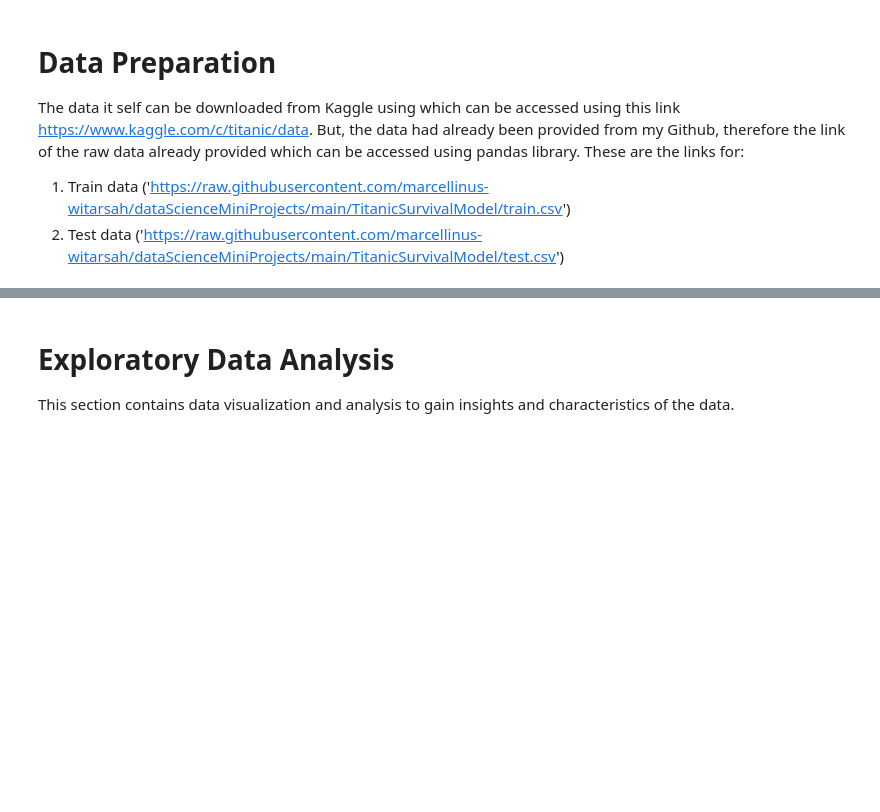
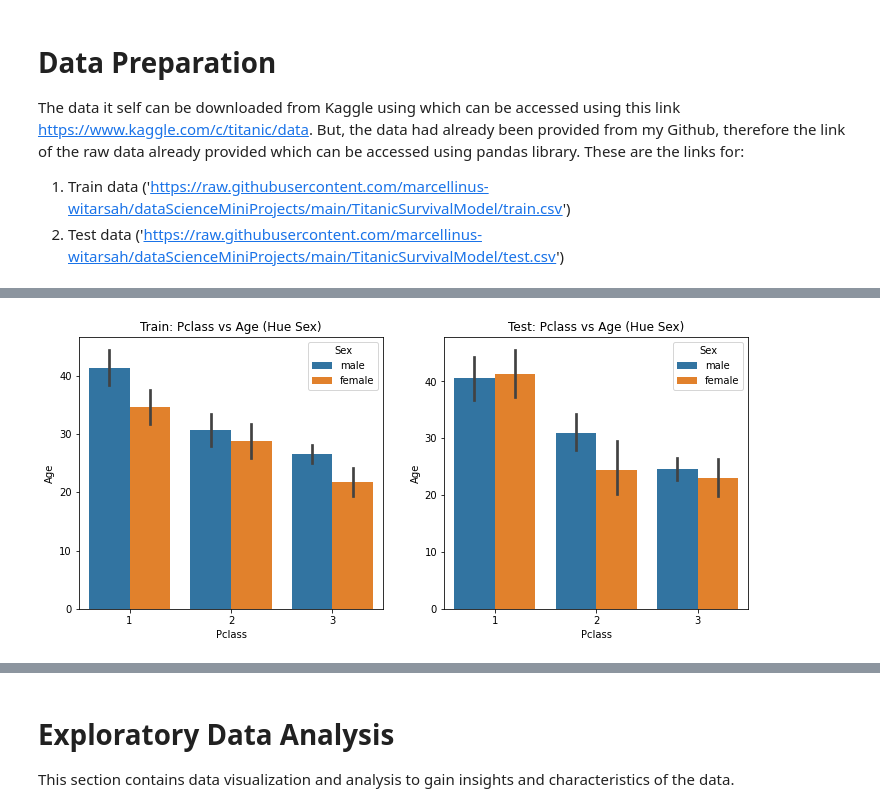
Before and after one commit to marcellinus-witarsah/dataScienceMiniProjects, a Jupyter notebook: TitanicSurvivalModel/Titanic Third.ipynb, the cells around one changed output, grey strips where cells are left out. Cells and saved outputs as stored; diff of their text form; code cells hidden in the pictures; blank space fills up the shorter version.

```diff
--- a/TitanicSurvivalModel/Titanic Third.ipynb
+++ b/TitanicSurvivalModel/Titanic Third.ipynb
@@ -124,0 +177,18 @@ We might be considering to drop 'Cabin' Column because there's so many missing v
+# %%
+fig, ax = plt.subplots(figsize=(12,5), ncols=2)
+ax[0].set_title('Train: Pclass vs Age (Hue Sex)')
+sns.barplot(x='Pclass',
+            y='Age',
+            hue='Sex',
+            data=titanic_train,
+            ax=ax[0])
+
+ax[1].set_title('Test: Pclass vs Age (Hue Sex)')
+sns.barplot(x='Pclass',
+            y='Age',
+            hue='Sex',
+            data=titanic_test,
+            ax=ax[1])
+plt.show()
+# %% [output]
+[figure, added]
```
Also changed, not shown: parts of 43 cells of this notebook.
